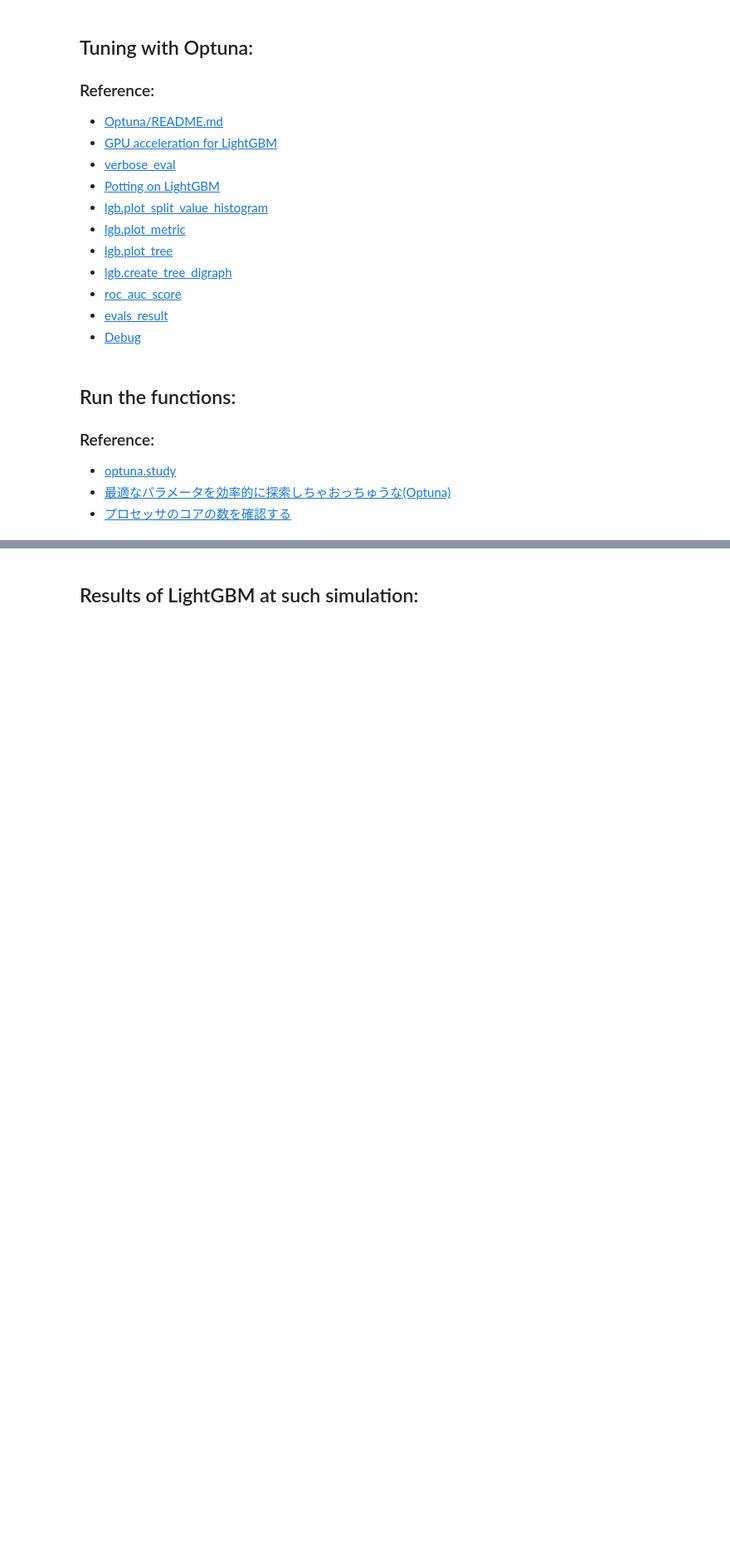
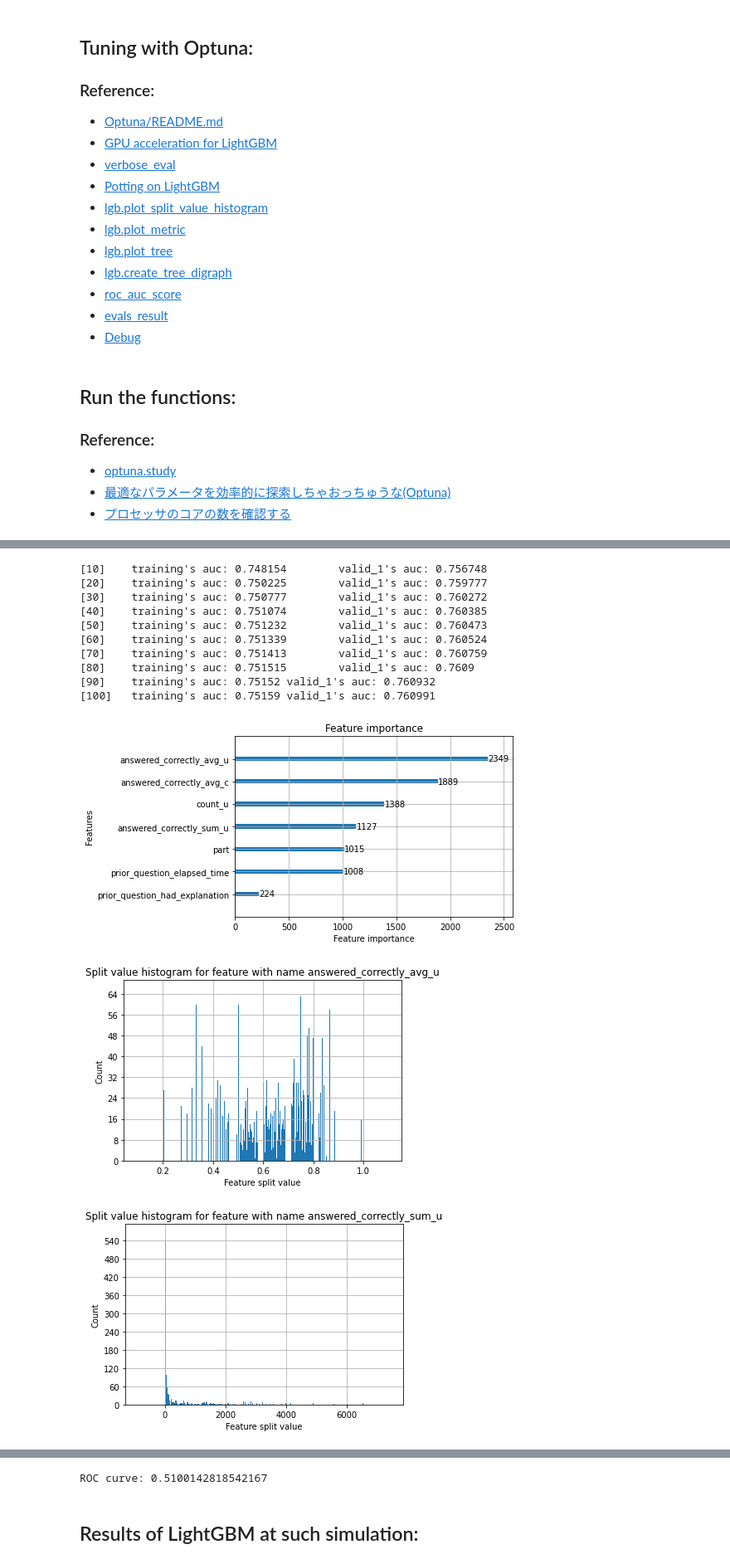
Before and after one commit to satorushibata0627/Publishment, a Jupyter notebook: Kaggle_Python3_LightGBM_on_GPU_with_Feature_Engineering_Optuna_and_Visualization.ipynb, the cells around one changed output, grey strips where cells are left out. Shown at 83% size. Drawn from its saved outputs; the diff is of its cells as text; code cells hidden in the pictures; blank space fills up the shorter version.

```diff
--- a/Kaggle_Python3_LightGBM_on_GPU_with_Feature_Engineering_Optuna_and_Visualization.ipynb
+++ b/Kaggle_Python3_LightGBM_on_GPU_with_Feature_Engineering_Optuna_and_Visualization.ipynb
@@ -277,8 +326,8 @@ def objective(trial):
     gbm = lgb.train(params,
                     lgb_train,
                     valid_sets = [lgb_train, lgb_valid],
-                    num_boost_round = int(400),
-                    verbose_eval = int(100),
+                    num_boost_round = int(100),
+                    verbose_eval = int(10),
                     evals_result = evaluation_result
                     )
     # Plots
@@ -291,7 +340,7 @@ def objective(trial):
     plt.show()
     lgb.plot_tree(gbm, figsize=(30, 50))
     plt.show()
-    lgb.create_tree_digraph(gbm, tree_index=int(19), name='Tree digraph')
+    lgb.create_tree_digraph(gbm, tree_index=int(20), name='Tree digraph')
     plt.show()
     # Prediction
     accuracy = roc_auc_score(y_va, gbm.predict(valid), average='weighted', labels='ROC curve')
@@ -307,4 +356,5 @@ def objective(trial):
 # %%
 with Pool(processes = int(6)) as pool:
   study = optuna.create_study(direction = 'maximize')
-  study.optimize(objective, n_trials = int(6 // 2), n_jobs = int(6))
+  study.optimize(objective, n_trials = int(1), n_jobs = int(6))
+# %% [output]
@@ -310,0 +362,13 @@ with Pool(processes = int(6)) as pool:
+[10]    training's auc: 0.748154        valid_1's auc: 0.756748
+[20]    training's auc: 0.750225        valid_1's auc: 0.759777
+[30]    training's auc: 0.750777        valid_1's auc: 0.760272
+[40]    training's auc: 0.751074        valid_1's auc: 0.760385
+[50]    training's auc: 0.751232        valid_1's auc: 0.760473
+[60]    training's auc: 0.751339        valid_1's auc: 0.760524
+[70]    training's auc: 0.751413        valid_1's auc: 0.760759
+[80]    training's auc: 0.751515        valid_1's auc: 0.7609
+[90]    training's auc: 0.75152 valid_1's auc: 0.760932
+[100]   training's auc: 0.75159 valid_1's auc: 0.760991
+[figure, added]
+[figure, added]
+[figure, added]
@@ -311,3 +383,4 @@ with Pool(processes = int(6)) as pool:
+ROC curve: 0.5100142818542167
 # %% [markdown]
 ## Results of LightGBM at such simulation:
 # %% [markdown]
```
Also changed, not shown: parts of 22 cells of this notebook.
